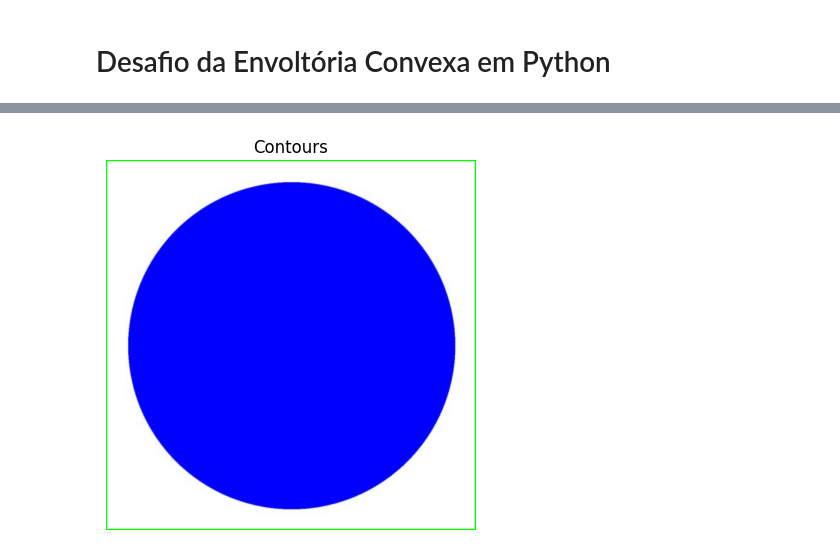
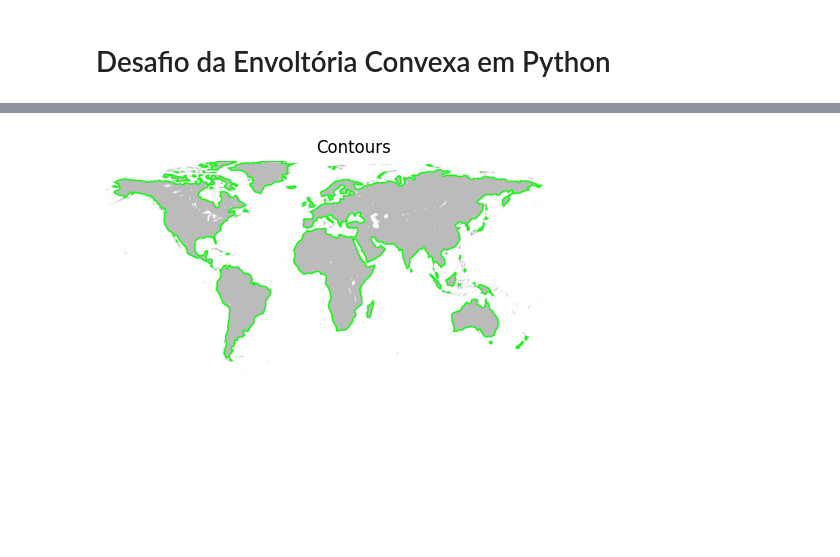
Before and after one commit to Danielcmc100/Envolt-ria-Convexa, a Jupyter notebook: Desafio_Envoltoria_Convexa.ipynb, the cells around one changed output, grey strips where cells are left out. Drawn from its saved outputs; the diff is of its cells as text; code cells hidden in the pictures; blank space fills up the shorter version.

```diff
--- a/Desafio_Envoltoria_Convexa.ipynb
+++ b/Desafio_Envoltoria_Convexa.ipynb
@@ -11,7 +11,7 @@ import matplotlib.pyplot as plt
 
 # Depois de fazer o upload da imagem, você pode usar o nome do arquivo para acessá-la
 # Leitura da imagem de entrada
-src = cv2.imread("image copy.png", 1)
+src = cv2.imread("sample.jpg", 1)
 
 # Exiba a imagem original
 plt.imshow(cv2.cvtColor(src, cv2.COLOR_BGR2RGB))
@@ -77,18 +63,21 @@ plt.show()
 # %%
-# Find contours in the binary image
-contours, _ = cv2.findContours(binary_img, cv2.RETR_EXTERNAL, cv2.CHAIN_APPROX_SIMPLE)
+# Invert the bits of the binary image
+inverted_img = cv2.bitwise_not(binary_img)
+
+# Find contours in the inverted image
+contours, _ = cv2.findContours(inverted_img, cv2.RETR_EXTERNAL, cv2.CHAIN_APPROX_SIMPLE)
 
 # Draw contours on the blank image
 contour_img = src.copy()
 cv2.drawContours(contour_img, contours, -1, (0, 255, 0), 2)
 
 # Display the result
 plt.imshow(contour_img)
 plt.title('Contours')
 plt.axis('off')
 plt.show()
 # %% [output]
-[figure, old version]
+[figure, new version]
 # %%
 
 # Encontre a Envoltória Convexa para cada contorno
```
Also changed, not shown: parts of 7 cells of this notebook, 1 other file.
